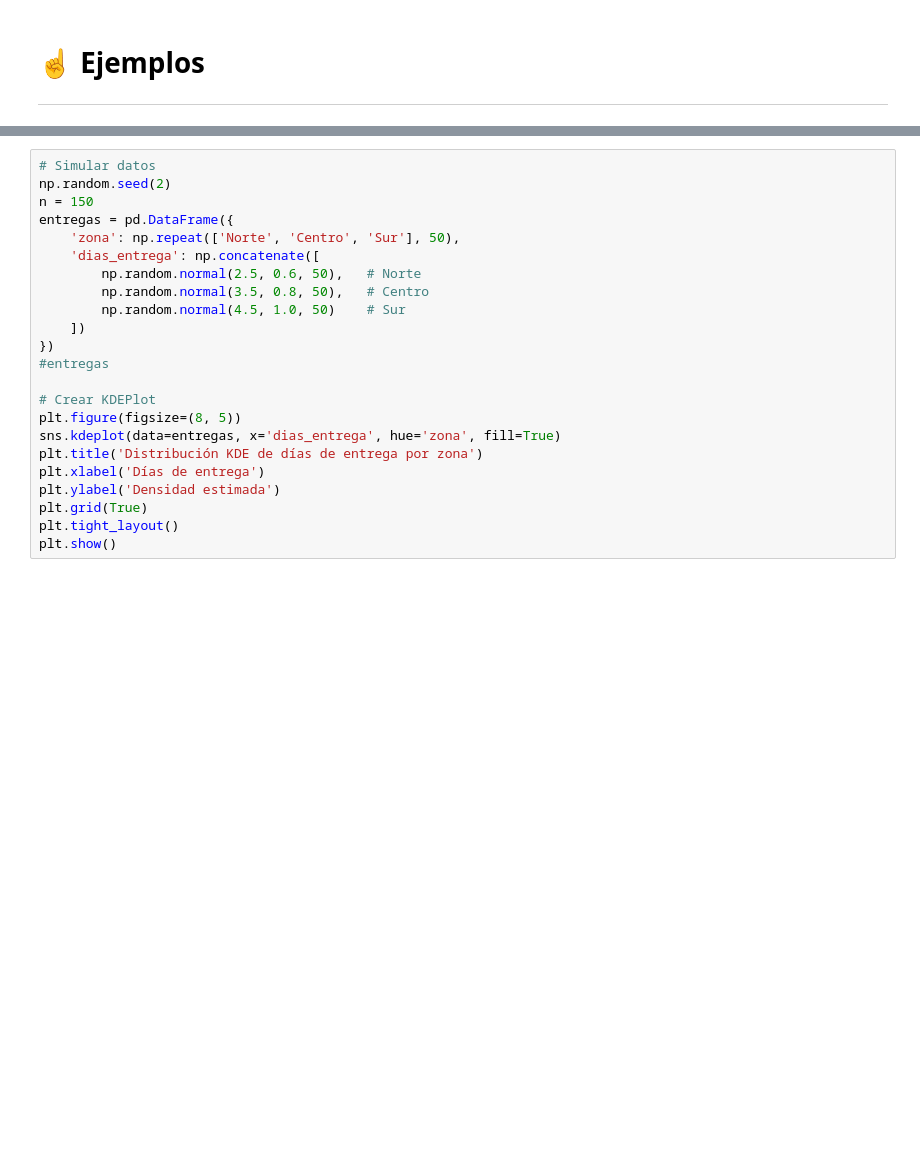
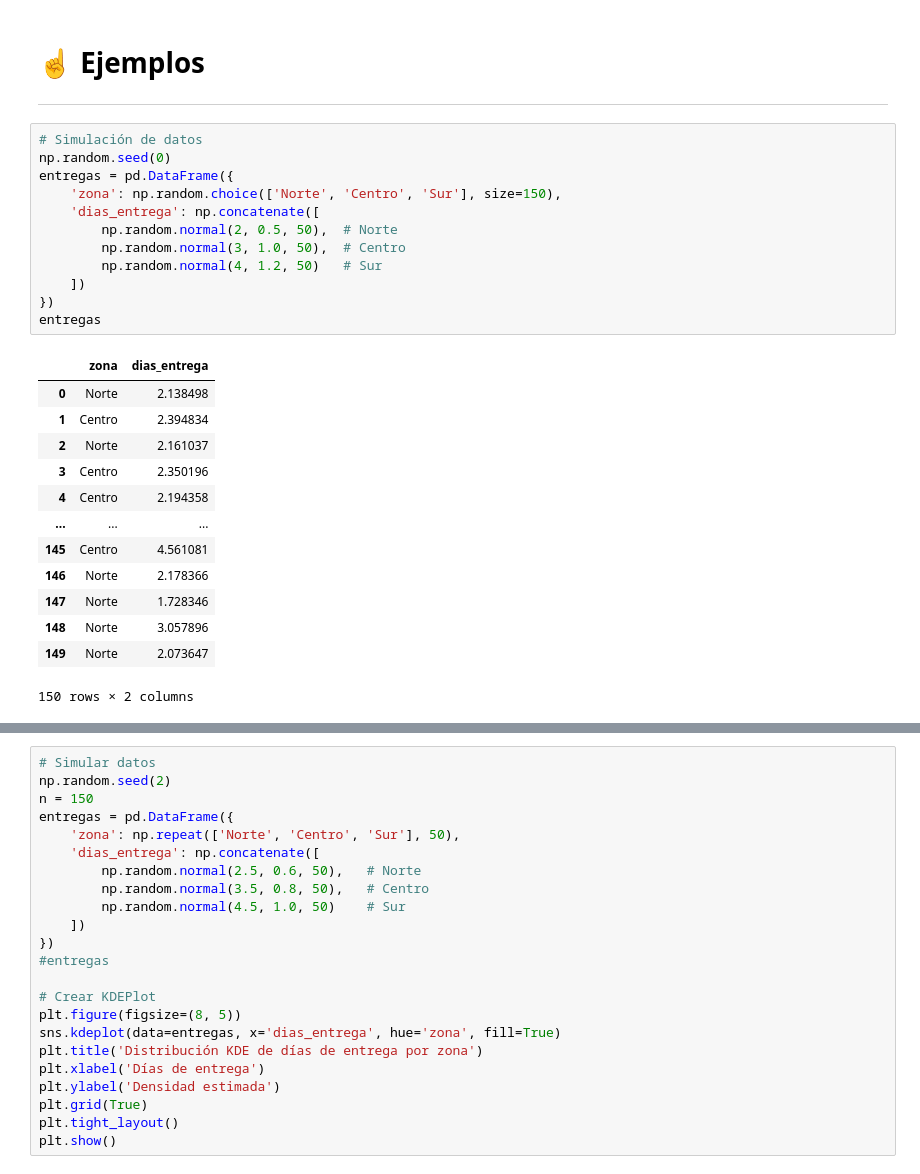
Before and after one commit to jcml002/12Reto, a Jupyter notebook: Reto12.ipynb, the cells around one changed output, grey strips where cells are left out. Cells and saved outputs as stored; diff of their text form; blank space fills up the shorter version.

```diff
--- a/Reto12.ipynb
+++ b/Reto12.ipynb
@@ -205,6 +205,32 @@ plt.show()
 # ☝ Ejemplos
 
 ---
+# %%
+# Simulación de datos
+np.random.seed(0)
+entregas = pd.DataFrame({
+    'zona': np.random.choice(['Norte', 'Centro', 'Sur'], size=150),
+    'dias_entrega': np.concatenate([
+        np.random.normal(2, 0.5, 50),  # Norte
+        np.random.normal(3, 1.0, 50),  # Centro
+        np.random.normal(4, 1.2, 50)   # Sur
+    ])
+})
+entregas
+# %% [output]
+|  | zona | dias_entrega |
+| 0 | Norte | 2.138498 |
+| 1 | Centro | 2.394834 |
+| 2 | Norte | 2.161037 |
+| 3 | Centro | 2.350196 |
+| 4 | Centro | 2.194358 |
+| ... | ... | ... |
+| 145 | Centro | 4.561081 |
+| 146 | Norte | 2.178366 |
+| 147 | Norte | 1.728346 |
+| 148 | Norte | 3.057896 |
+| 149 | Norte | 2.073647 |
+150 rows × 2 columns
 # %%
 
 
```
Also changed, not shown: parts of 3 cells of this notebook.
